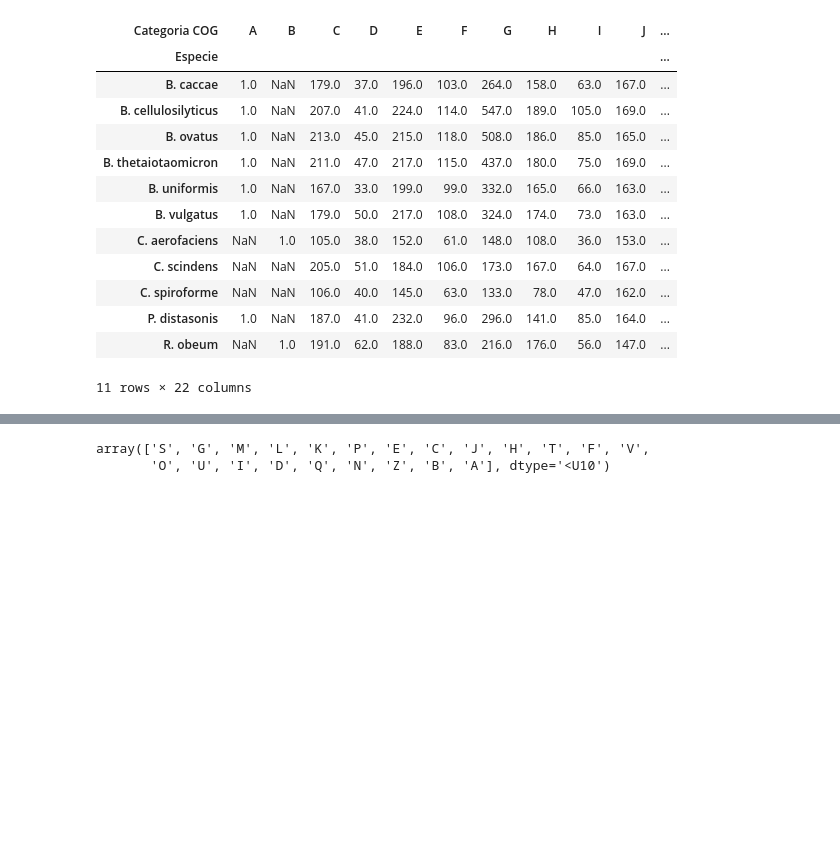
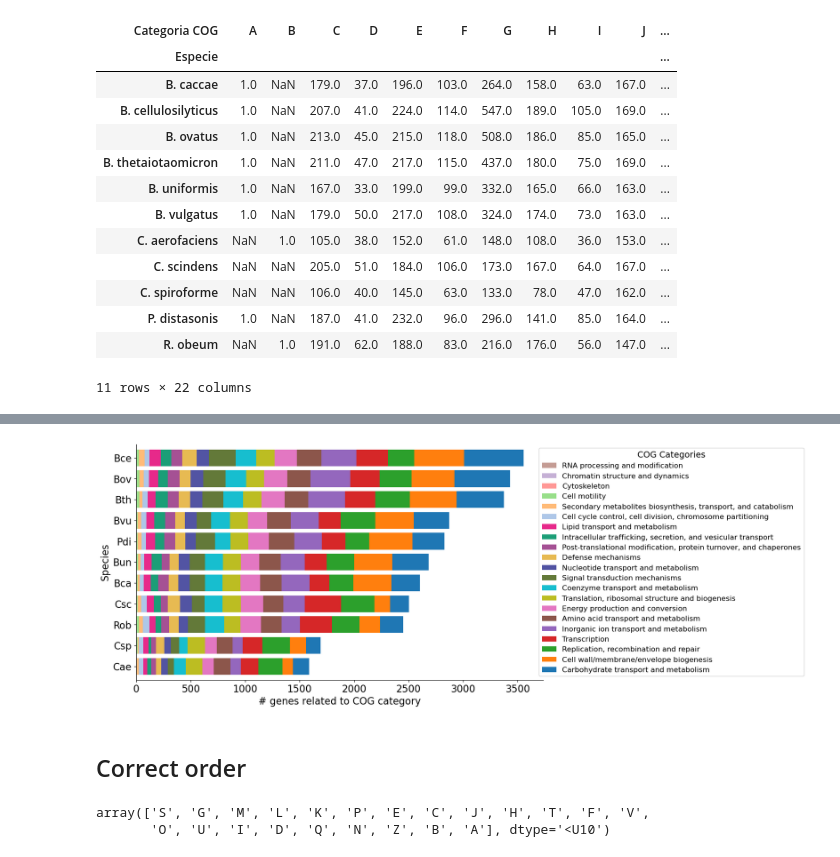
Before and after one commit to alejandrocs98/masters-thesis, a Jupyter notebook: metabolic-modeling/Annotation.ipynb, the cells around one changed output, grey strips where cells are left out. Saved outputs shown, nothing was run; the diff lists cells and outputs as text; code cells hidden in the pictures; blank space fills up the shorter version.

Commit message:
Annotation

```diff
--- a/metabolic-modeling/Annotation.ipynb
+++ b/metabolic-modeling/Annotation.ipynb
@@ -36,6 +37,7 @@ cols.append(cm.tab20.colors[7])
 cols.append(cm.tab20.colors[9])
 cols.append(cm.tab20.colors[11])
 my_cmap = cm.colors.ListedColormap(cols)
+my_cmap_inv = cm.colors.ListedColormap(cols[::-1])
 
 pretty_names_dir = {'B_caccae': 'Bca',
                 'B_cellulosilyticus_WH2': 'Bce',
@@ -64,6 +66,20 @@ pretty_names_dir_ = {'B. caccae': 'Bca',
                 'P. distasonis': 'Pdi',
                 'R. obeum': 'Rob'
                 }
+
+phyla_dir = {'Bca':'Bacteroidetes',
+                'Bce':'Bacteroidetes',
+                'Bov':'Bacteroidetes',
+                'Bth':'Bacteroidetes',
+                'Bun':'Bacteroidetes',
+                'Bvu':'Bacteroidetes',
+                'Cae':'Actinobacteria',
+                'Csc':'Firmicutes',
+                'Csp':'Firmicutes',
+                # 'Dlo':'Firmicutes',
+                'Pdi':'Bacteroidetes',
+                'Rob':'Firmicutes'
+                }
 # %%
 ortho = pd.read_table('Orthogroups_SpeciesOverlaps.tsv', header = 0, index_col = 0)
 ortho.columns = ortho.columns.map(pretty_names_dir)
@@ -171,0 +190,8 @@ cog = {'G':'Carbohydrate transport and metabolism',
+# %%
+vec = []
+for i in eggNOG_stacked.columns:
+    vec.append((i, eggNOG_stacked[i].mean()))
+vec = np.array(vec, dtype=[('COG', '<U10'), ('mean', float)])
+vec.sort(order='mean')
+vec = vec['COG']
+vec
@@ -171,0 +201,6 @@ cog = {'G':'Carbohydrate transport and metabolism',
+# %%
+eggNOG_stacked_sorted = eggNOG_stacked[vec].loc[['C. aerofaciens', 'C. spiroforme', 'R. obeum', 'C. scindens', 'B. caccae', 'B. uniformis', 'P. distasonis', 'B. vulgatus', 'B. thetaiotaomicron', 'B. ovatus', 'B. cellulosilyticus'],:]
+eggNOG_stacked_sorted.index = eggNOG_stacked_sorted.index.map(pretty_names_dir_)
+eggNOG_stacked_sorted.drop(columns=['S'], inplace=True)
+eggNOG_stacked_sorted.columns = eggNOG_stacked_sorted.columns.map(cog)
+eggNOG_stacked_sorted
@@ -172,3 +222,18 @@ cog = {'G':'Carbohydrate transport and metabolism',
+# %%
+plt.rcParams['axes.spines.right'] = False
+plt.rcParams['axes.spines.top'] = False
+plt.rcParams.update({'font.size': 16})
+eggNOG_stacked_sorted.plot(kind='barh', stacked=True, figsize= (12,7), colormap=my_cmap_inv, width=0.8)
+plt.legend(loc='upper right', bbox_to_anchor=(1.65, 1),
+          ncol=1, fancybox=True, shadow=False, title='COG Categories', title_fontsize=14, fontsize=12)
+plt.ylabel('Species')
+plt.xlabel('# genes related to COG category')
+# plt.savefig('annotation/COG_metabolism.svg', format='svg', bbox_inches='tight')
+plt.show()
+# %% [output]
+[figure, added]
+# %% [markdown]
+## Correct order
 # %%
 vec = []
 for i in eggNOG_stacked.columns:
```
Also changed, not shown: parts of 18 cells of this notebook.
